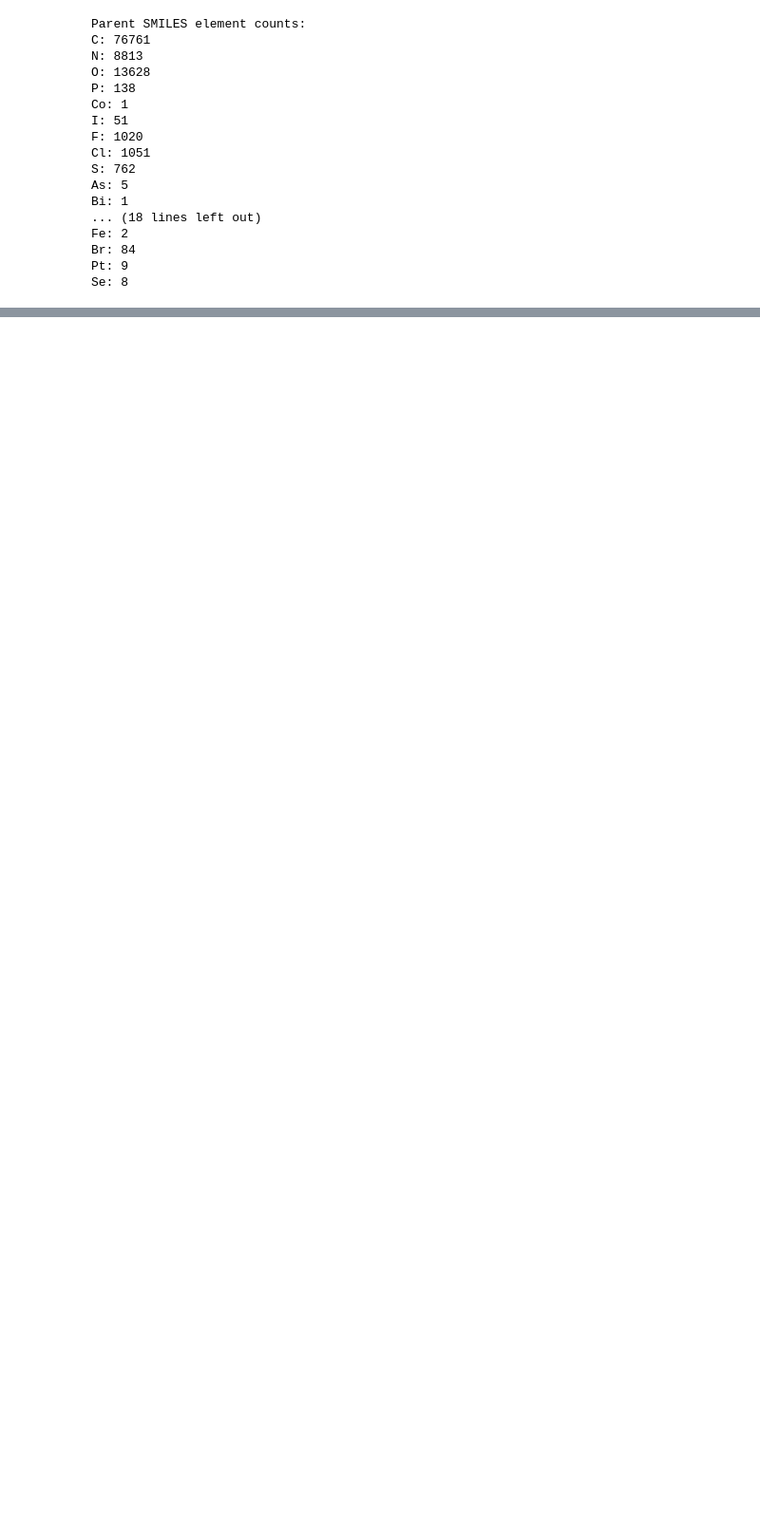
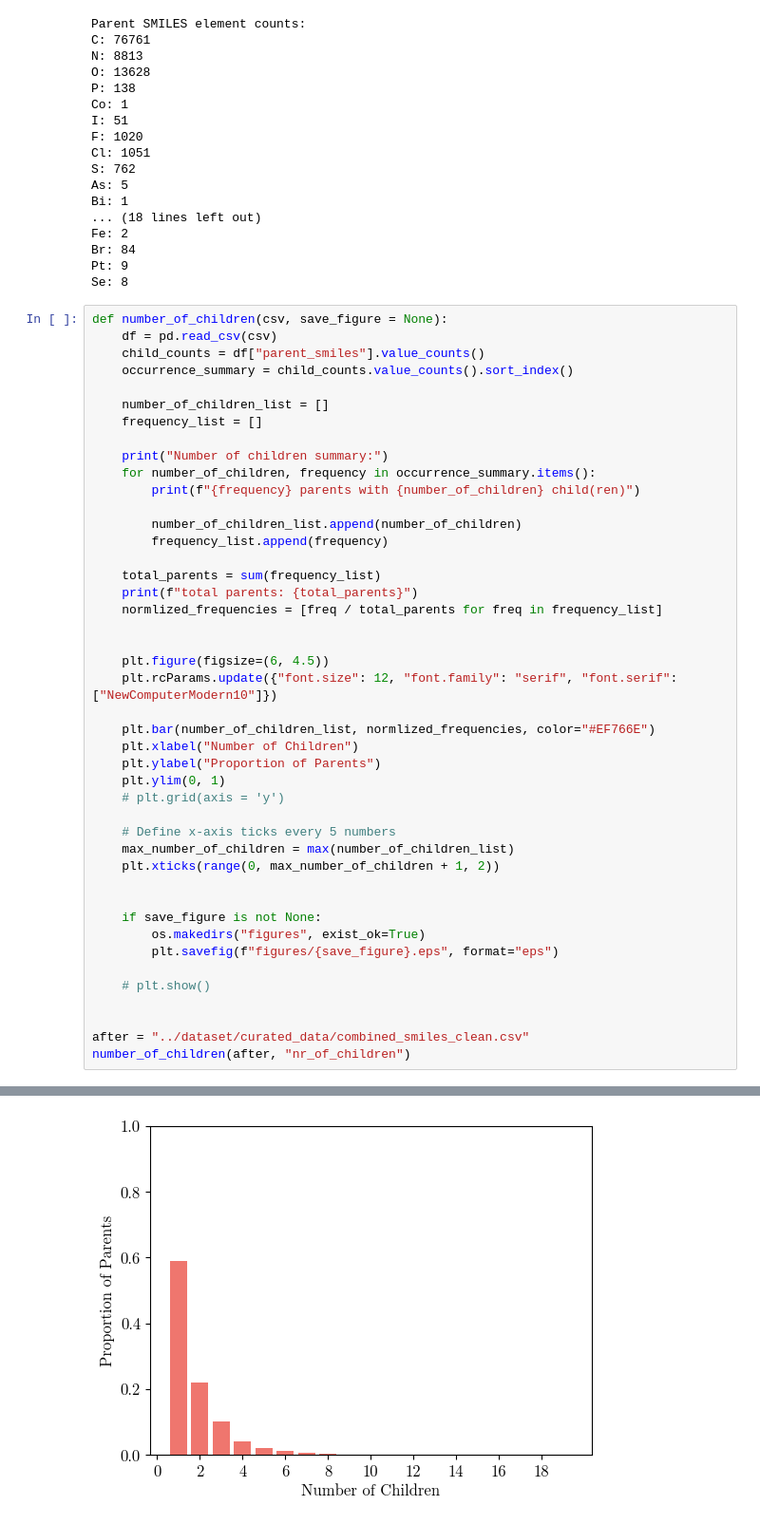
Before and after one commit to tsofiac/LAGOM, a Jupyter notebook: data_analysis/data_analysis_plots.ipynb, the cells around one changed output, grey strips where cells are left out. Shown at 95% size. Saved outputs shown, nothing was run; the diff lists cells and outputs as text; blank space fills up the shorter version.

Commit message:
more plots

```diff
--- a/data_analysis/data_analysis_plots.ipynb
+++ b/data_analysis/data_analysis_plots.ipynb
@@ -228,3 +228,48 @@ Fe: 2
 Br: 84
 Pt: 9
 Se: 8
+# %%
+def number_of_children(csv, save_figure = None):
+    df = pd.read_csv(csv)
+    child_counts = df["parent_smiles"].value_counts()
+    occurrence_summary = child_counts.value_counts().sort_index()
+
+    number_of_children_list = []
+    frequency_list = []
+
+    print("Number of children summary:")
+    for number_of_children, frequency in occurrence_summary.items():
+        print(f"{frequency} parents with {number_of_children} child(ren)")
+
+        number_of_children_list.append(number_of_children)
+        frequency_list.append(frequency)
+
+    total_parents = sum(frequency_list)
+    print(f"total parents: {total_parents}")
+    normlized_frequencies = [freq / total_parents for freq in frequency_list]
+
+
+    plt.figure(figsize=(6, 4.5))
+    plt.rcParams.update({"font.size": 12, "font.family": "serif", "font.serif": ["NewComputerModern10"]})
+
+    plt.bar(number_of_children_list, normlized_frequencies, color="#EF766E")
+    plt.xlabel("Number of Children")
+    plt.ylabel("Proportion of Parents")
+    plt.ylim(0, 1)
+    # plt.grid(axis = 'y')
+
+    # Define x-axis ticks every 5 numbers
+    max_number_of_children = max(number_of_children_list)
+    plt.xticks(range(0, max_number_of_children + 1, 2))
+
+
+    if save_figure is not None:
+        os.makedirs("figures", exist_ok=True)
+        plt.savefig(f"figures/{save_figure}.eps", format="eps")
+
+    # plt.show()
+
+
+after = "../dataset/curated_data/combined_smiles_clean.csv"
+number_of_children(after, "nr_of_children")
+# %% [output]
@@ -231 +291,2 @@ Se: 8
+[figure, added]
 # %%
```
Also changed, not shown: parts of 2 cells of this notebook.
